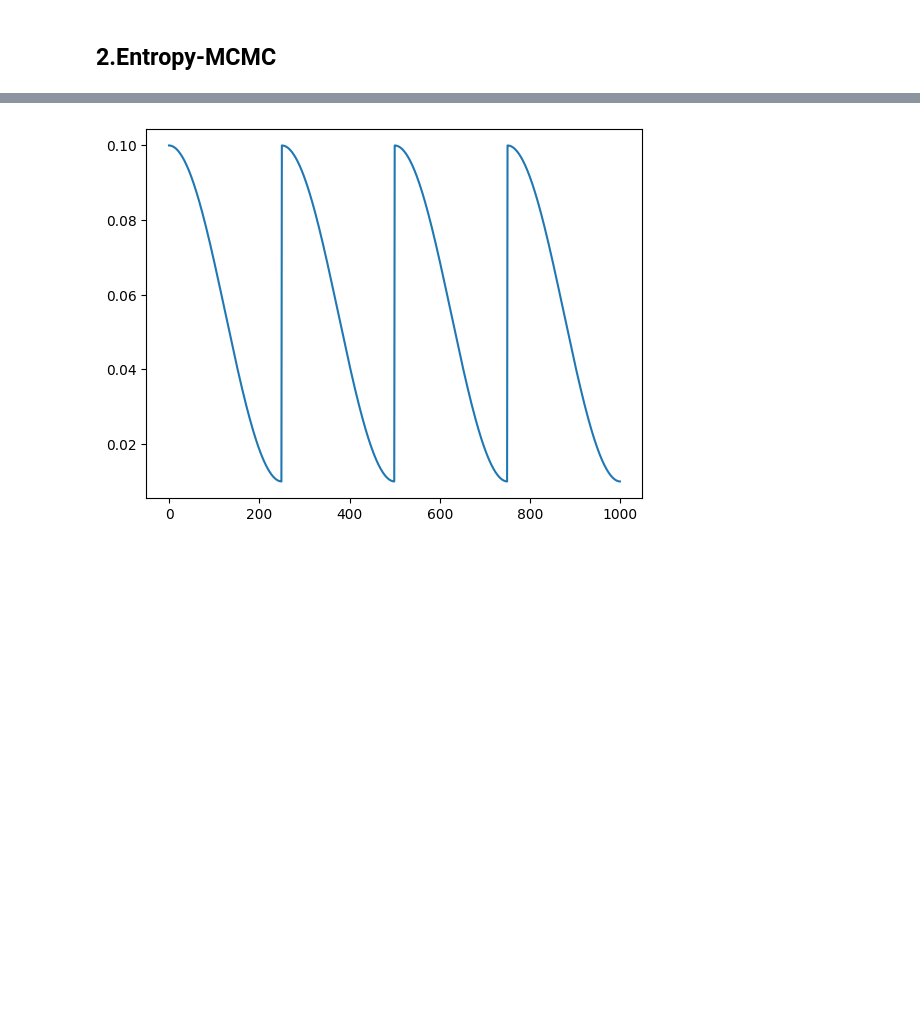
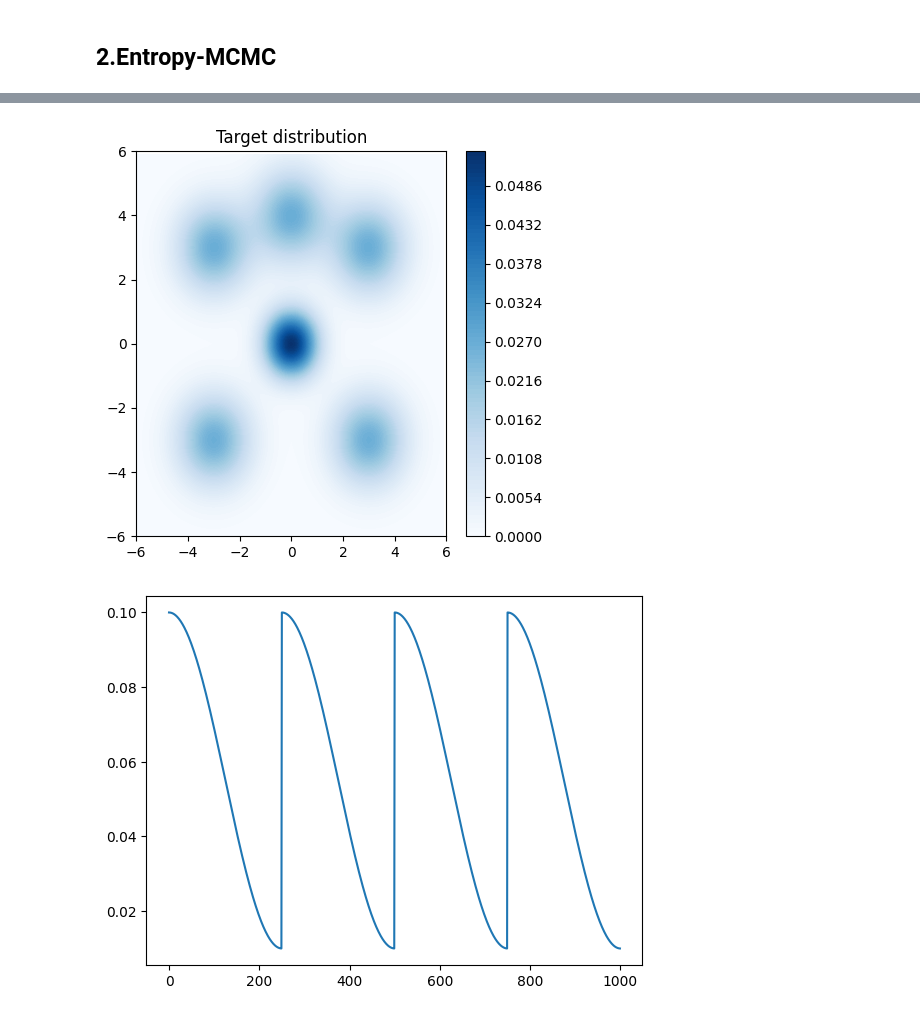
Before and after one commit to liny556/emcmc, a Jupyter notebook: lab.ipynb, the cells around one changed output, grey strips where cells are left out. Saved outputs shown, nothing was run; the diff lists cells and outputs as text; code cells hidden in the pictures; blank space fills up the shorter version.

```diff
--- a/lab.ipynb
+++ b/lab.ipynb
@@ -155,3 +206,14 @@ def entropy_mcmc_sampling(start_theta, eta_schedule, means, covs, weights, n_sam
+# %%
+
+plt.figure(figsize=(5, 5))
+plt.contourf(x, y, z, levels=100, cmap='Blues')
+plt.colorbar()
+plt.title('Target distribution')
+plt.xlim(-6, 6)
+plt.ylim(-6, 6)
+plt.show()
+# %% [output]
+[figure, added]
 # %%
 eta_schedule = np.ones(1000) * 0.1
 start = 0.01; end = 0.1
```
Also changed, not shown: parts of 5 cells of this notebook.
